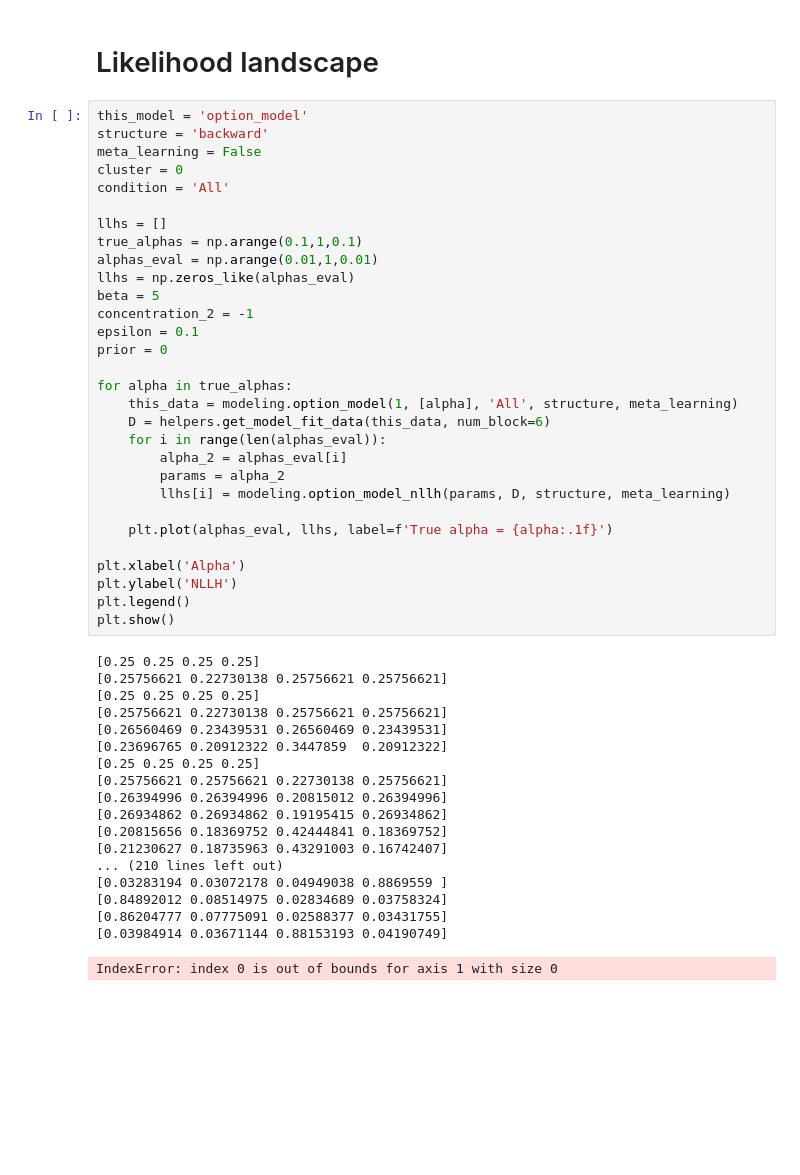
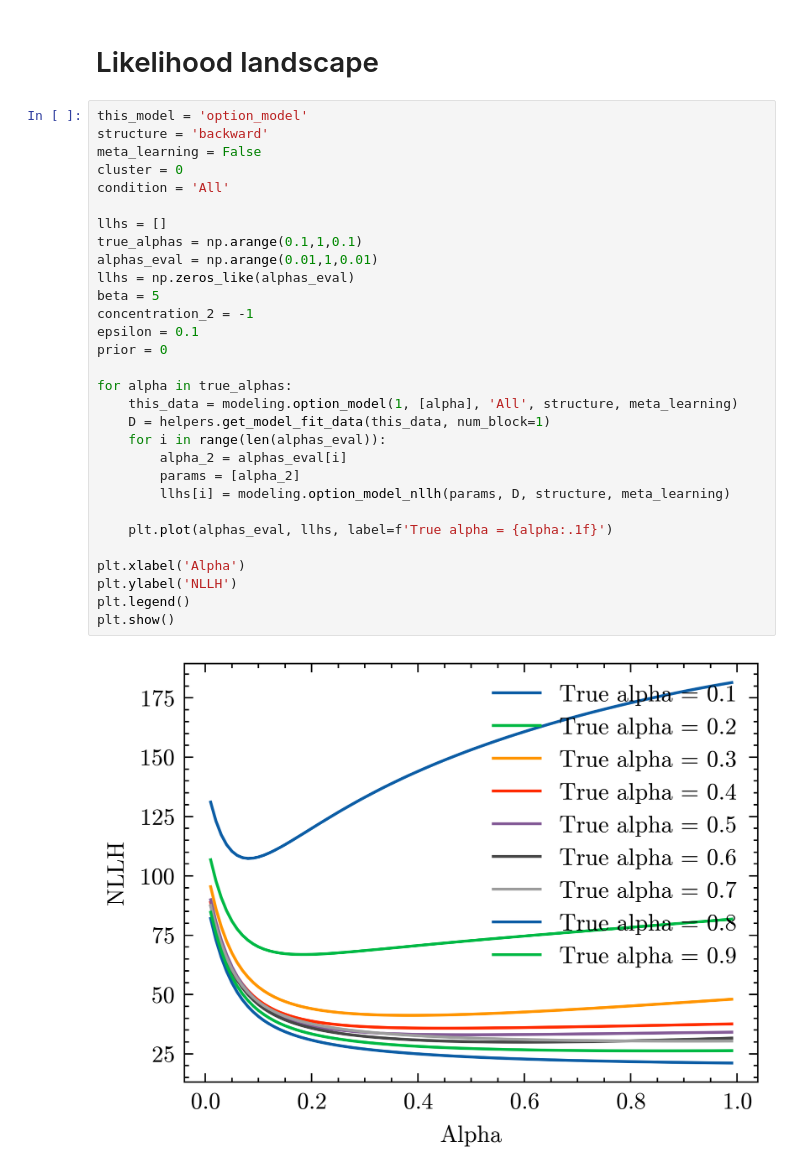
Before and after one commit to jl3676/learning_hierarchy, a Jupyter notebook: qc_modeling.ipynb, the cells around one changed output. Drawn from its saved outputs; the diff is of its cells as text; blank space fills up the shorter version.

```diff
--- a/qc_modeling.ipynb
+++ b/qc_modeling.ipynb
@@ -194,49 +197,32 @@ plt.show()
 # %%
 this_model = 'option_model'
 structure = 'backward'
 meta_learning = False
 cluster = 0
 condition = 'All'
 
 llhs = []
 true_alphas = np.arange(0.1,1,0.1)
 alphas_eval = np.arange(0.01,1,0.01)
 llhs = np.zeros_like(alphas_eval)
 beta = 5
 concentration_2 = -1
 epsilon = 0.1
 prior = 0
 
 for alpha in true_alphas:
     this_data = modeling.option_model(1, [alpha], 'All', structure, meta_learning)
-    D = helpers.get_model_fit_data(this_data, num_block=6)
+    D = helpers.get_model_fit_data(this_data, num_block=1)
     for i in range(len(alphas_eval)):
         alpha_2 = alphas_eval[i]
-        params = alpha_2
+        params = [alpha_2]
         llhs[i] = modeling.option_model_nllh(params, D, structure, meta_learning)
 
     plt.plot(alphas_eval, llhs, label=f'True alpha = {alpha:.1f}')
 
 plt.xlabel('Alpha')
 plt.ylabel('NLLH')
 plt.legend()
 plt.show()
 # %% [output]
-[0.25 0.25 0.25 0.25]
-[0.25756621 0.22730138 0.25756621 0.25756621]
-[0.25 0.25 0.25 0.25]
-[0.25756621 0.22730138 0.25756621 0.25756621]
-[0.26560469 0.23439531 0.26560469 0.23439531]
-[0.23696765 0.20912322 0.3447859  0.20912322]
-[0.25 0.25 0.25 0.25]
-[0.25756621 0.25756621 0.22730138 0.25756621]
-[0.26394996 0.26394996 0.20815012 0.26394996]
-[0.26934862 0.26934862 0.19195415 0.26934862]
-[0.20815656 0.18369752 0.42444841 0.18369752]
-[0.21230627 0.18735963 0.43291003 0.16742407]
-... (210 lines left out)
-[0.03283194 0.03072178 0.04949038 0.8869559 ]
-[0.84892012 0.08514975 0.02834689 0.03758324]
-[0.86204777 0.07775091 0.02588377 0.03431755]
-[0.03984914 0.03671144 0.88153193 0.04190749]
-IndexError: index 0 is out of bounds for axis 1 with size 0
+[figure, added]
```
Also changed, not shown: parts of 1 cell of this notebook, 1 other file.
